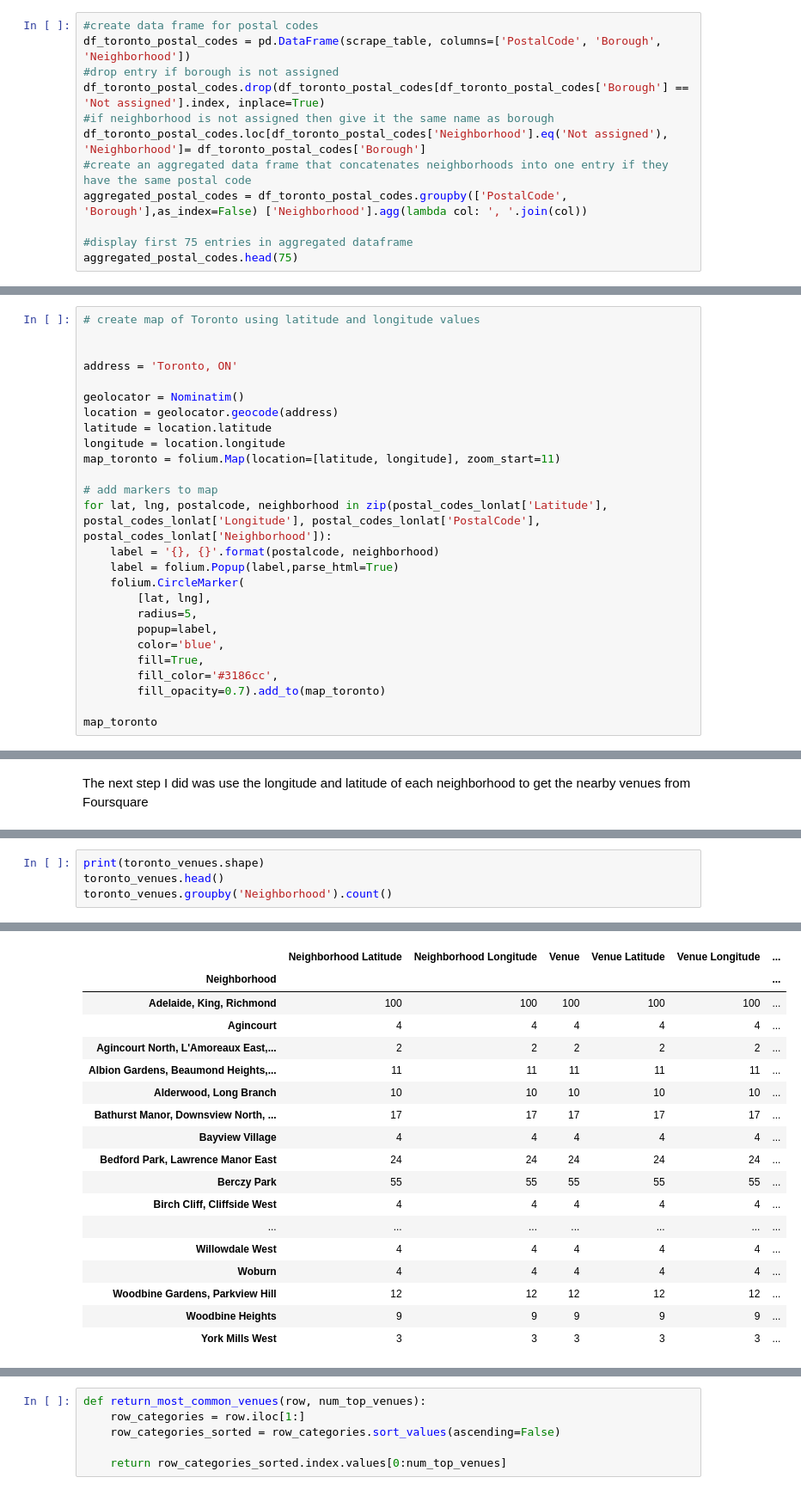
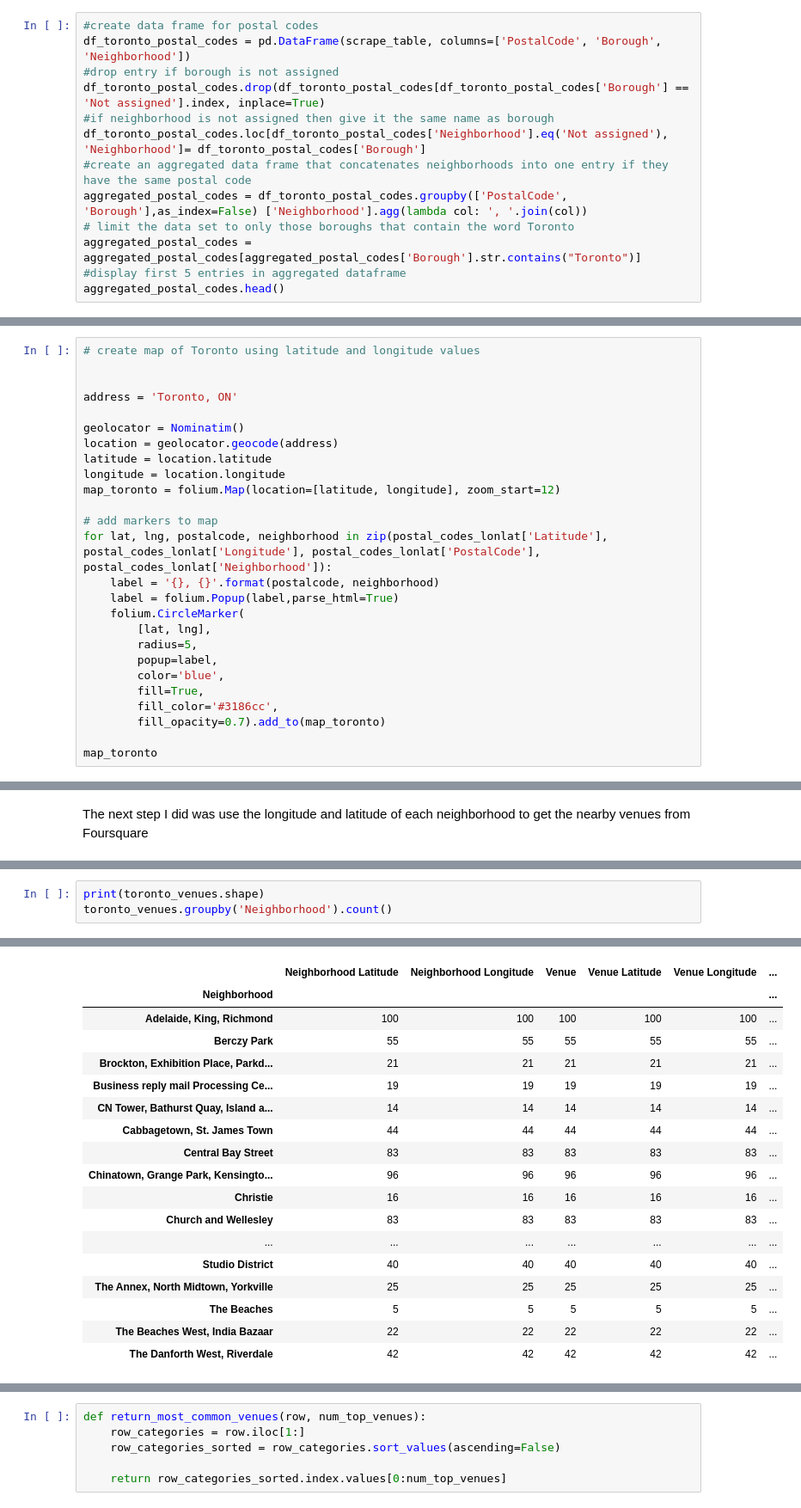
Before and after one commit to hijabe/Coursera_Capstone, a Jupyter notebook: Coursera - clustering neightborhoods in Toronto.ipynb, the cells around one changed output, grey strips where cells are left out. Shown at 86% size. Saved outputs shown, nothing was run; the diff lists cells and outputs as text.

```diff
--- a/Coursera - clustering neightborhoods in Toronto.ipynb
+++ b/Coursera - clustering neightborhoods in Toronto.ipynb
@@ -78,8 +78,9 @@ df_toronto_postal_codes.drop(df_toronto_postal_codes[df_toronto_postal_codes['Bo
 df_toronto_postal_codes.loc[df_toronto_postal_codes['Neighborhood'].eq('Not assigned'), 'Neighborhood']= df_toronto_postal_codes['Borough']
 #create an aggregated data frame that concatenates neighborhoods into one entry if they have the same postal code
 aggregated_postal_codes = df_toronto_postal_codes.groupby(['PostalCode', 'Borough'],as_index=False) ['Neighborhood'].agg(lambda col: ', '.join(col))
-
-#display first 75 entries in aggregated dataframe
-aggregated_postal_codes.head(75)
+# limit the data set to only those boroughs that contain the word Toronto
+aggregated_postal_codes = aggregated_postal_codes[aggregated_postal_codes['Borough'].str.contains("Toronto")]
+#display first 5 entries in aggregated dataframe
+aggregated_postal_codes.head()
 # %% [output]
 |  | PostalCode | Borough | Neighborhood |
@@ -144,7 +134,7 @@ geolocator = Nominatim()
 location = geolocator.geocode(address)
 latitude = location.latitude
 longitude = location.longitude
-map_toronto = folium.Map(location=[latitude, longitude], zoom_start=11)
+map_toronto = folium.Map(location=[latitude, longitude], zoom_start=12)
 
 # add markers to map
 for lat, lng, postalcode, neighborhood in zip(postal_codes_lonlat['Latitude'], postal_codes_lonlat['Longitude'], postal_codes_lonlat['PostalCode'], postal_codes_lonlat['Neighborhood']):
@@ -231,5 +223,4 @@ Northwest
 # %%
 print(toronto_venues.shape)
-toronto_venues.head()
 toronto_venues.groupby('Neighborhood').count()
 # %% [output]
@@ -237,18 +228,18 @@ toronto_venues.groupby('Neighborhood').count()
 |  | Neighborhood Latitude | Neighborhood Longitude | Venue | Venue Latitude | Venue Longitude | ... |
 | Neighborhood |  |  |  |  |  | ... |
 | Adelaide, King, Richmond | 100 | 100 | 100 | 100 | 100 | ... |
-| Agincourt | 4 | 4 | 4 | 4 | 4 | ... |
-| Agincourt North, L'Amoreaux East,... | 2 | 2 | 2 | 2 | 2 | ... |
-| Albion Gardens, Beaumond Heights,... | 11 | 11 | 11 | 11 | 11 | ... |
-| Alderwood, Long Branch | 10 | 10 | 10 | 10 | 10 | ... |
-| Bathurst Manor, Downsview North, ... | 17 | 17 | 17 | 17 | 17 | ... |
-| Bayview Village | 4 | 4 | 4 | 4 | 4 | ... |
-| Bedford Park, Lawrence Manor East | 24 | 24 | 24 | 24 | 24 | ... |
 | Berczy Park | 55 | 55 | 55 | 55 | 55 | ... |
-| Birch Cliff, Cliffside West | 4 | 4 | 4 | 4 | 4 | ... |
+| Brockton, Exhibition Place, Parkd... | 21 | 21 | 21 | 21 | 21 | ... |
+| Business reply mail Processing Ce... | 19 | 19 | 19 | 19 | 19 | ... |
+| CN Tower, Bathurst Quay, Island a... | 14 | 14 | 14 | 14 | 14 | ... |
+| Cabbagetown, St. James Town | 44 | 44 | 44 | 44 | 44 | ... |
+| Central Bay Street | 83 | 83 | 83 | 83 | 83 | ... |
+| Chinatown, Grange Park, Kensingto... | 96 | 96 | 96 | 96 | 96 | ... |
+| Christie | 16 | 16 | 16 | 16 | 16 | ... |
+| Church and Wellesley | 83 | 83 | 83 | 83 | 83 | ... |
 | ... | ... | ... | ... | ... | ... | ... |
-| Willowdale West | 4 | 4 | 4 | 4 | 4 | ... |
-| Woburn | 4 | 4 | 4 | 4 | 4 | ... |
-| Woodbine Gardens, Parkview Hill | 12 | 12 | 12 | 12 | 12 | ... |
-| Woodbine Heights | 9 | 9 | 9 | 9 | 9 | ... |
-| York Mills West | 3 | 3 | 3 | 3 | 3 | ... |
+| Studio District | 40 | 40 | 40 | 40 | 40 | ... |
+| The Annex, North Midtown, Yorkville | 25 | 25 | 25 | 25 | 25 | ... |
+| The Beaches | 5 | 5 | 5 | 5 | 5 | ... |
+| The Beaches West, India Bazaar | 22 | 22 | 22 | 22 | 22 | ... |
+| The Danforth West, Riverdale | 42 | 42 | 42 | 42 | 42 | ... |
```
Also changed, not shown: parts of 23 cells of this notebook.
